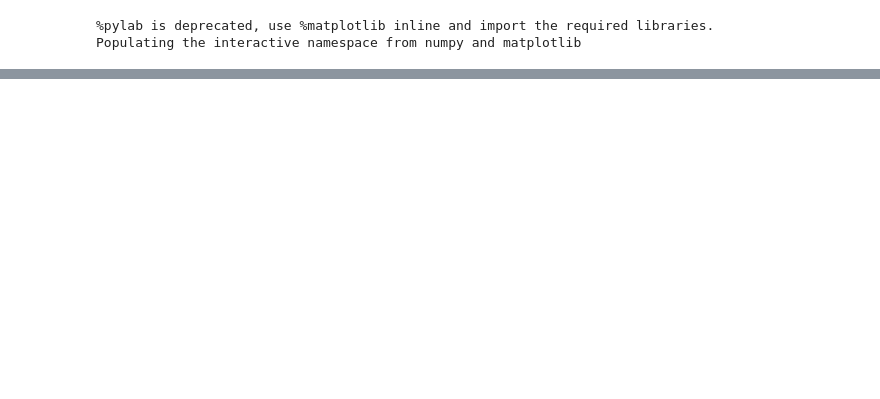
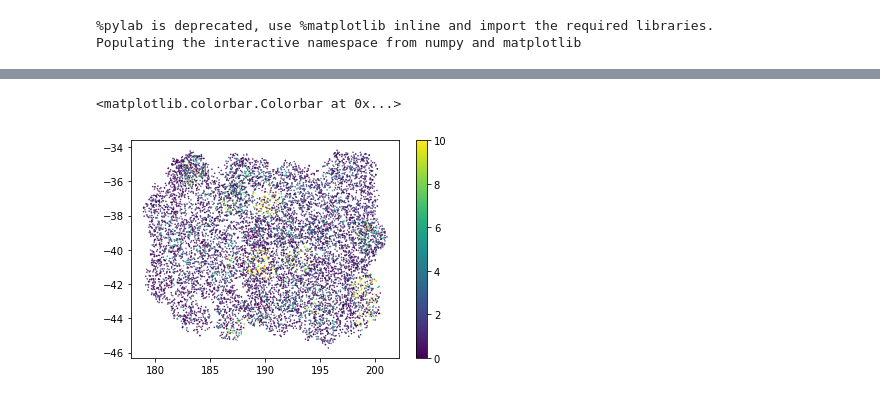
Before and after one commit to delve-survey/mcal_sim_test, a Jupyter notebook: notebooks/Selection.ipynb, the cells around one changed output, grey strips where cells are left out. Drawn from its saved outputs; the diff is of its cells as text; code cells hidden in the pictures; blank space fills up the shorter version.

```diff
--- a/notebooks/Selection.ipynb
+++ b/notebooks/Selection.ipynb
@@ -92,0 +169,7 @@ Text(0, 0.5, 'SPREAD_MODEL_I')
+# %%
+pl.scatter(DAT['RA'][ids[:10000]], DAT['DEC'][ids[:10000]], marker='.',s=1, c=DAT['NEPOCHS_G'][ids[:10000]])
+pl.clim(0,10)
+pl.colorbar()
+# %% [output]
+<matplotlib.colorbar.Colorbar at 0x...>
+[figure, added]
```
Also changed, not shown: parts of 24 cells of this notebook.
